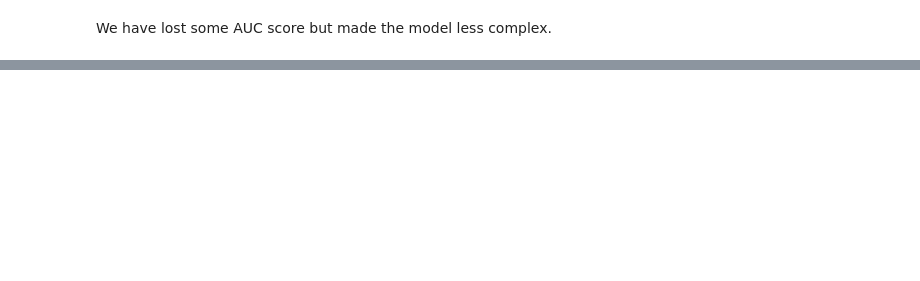
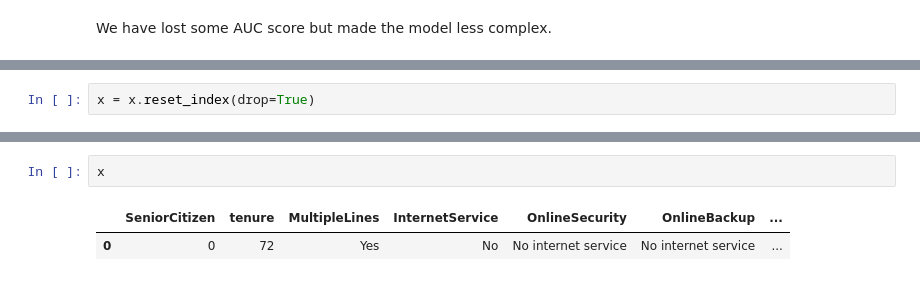
Before and after one commit to abhilash1392/TelcoCustomerChurnModel, a Jupyter notebook: notebooks/eda.ipynb, the cells around one changed output, grey strips where cells are left out. Cells and saved outputs as stored; diff of their text form; blank space fills up the shorter version.

```diff
--- a/notebooks/eda.ipynb
+++ b/notebooks/eda.ipynb
@@ -707,0 +791,2 @@ Text(66.5, 0.5, 'Predicted')
+# %%
+x = x.reset_index(drop=True)
@@ -707,0 +829,5 @@ Text(66.5, 0.5, 'Predicted')
+# %%
+x
+# %% [output]
+|  | SeniorCitizen | tenure | MultipleLines | InternetService | OnlineSecurity | OnlineBackup | ... |
+| 0 | 0 | 72 | Yes | No | No internet service | No internet service | ... |
```
Also changed, not shown: parts of 21 cells of this notebook, 28 other files.
